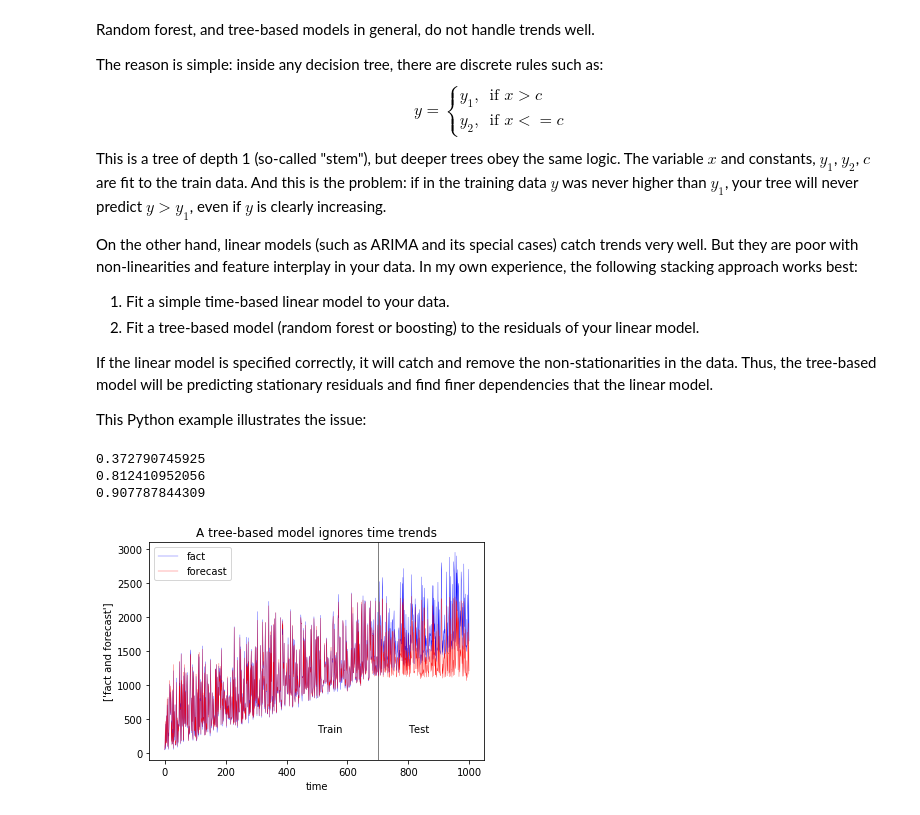
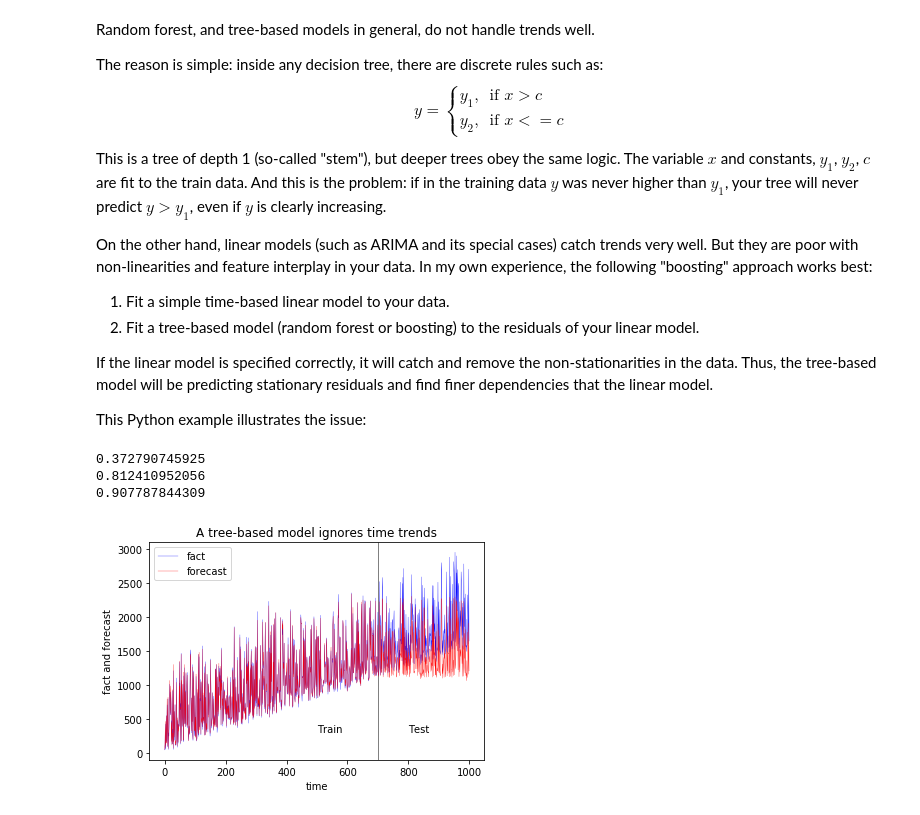
Before and after one commit to avidale/weirdMath, a Jupyter notebook: time_trend_stacking.ipynb, the cells around one changed output. Cells and saved outputs as stored; diff of their text form; code cells hidden in the pictures.

```diff
--- a/time_trend_stacking.ipynb
+++ b/time_trend_stacking.ipynb
@@ -8,7 +8,7 @@ $$
 This is a tree of depth 1 (so-called "stem"), but deeper trees obey the same logic. The variable $x$ and constants, $y_1$, $y_2$, $c$ are fit to the train data. And this is the problem: if in the training data $y$ was never higher than $y_1$, your tree will never predict $y>y_1$, even if $y$ is clearly increasing.
 
 
-On the other hand, linear models (such as ARIMA and its special cases) catch trends very well. But they are poor with non-linearities and feature interplay in your data. In my own experience, the following stacking approach works best:
+On the other hand, linear models (such as ARIMA and its special cases) catch trends very well. But they are poor with non-linearities and feature interplay in your data. In my own experience, the following "boosting" approach works best:
 
  1. Fit a simple time-based linear model to your data.
  2. Fit a tree-based model (random forest or boosting) to the residuals of your linear model.
@@ -56,15 +56,15 @@ print(r2_score(y_test, y_stack)) # R2 of combined model is 0.95
 # %%
 import matplotlib.pyplot as plt
 %matplotlib inline
 plt.plot(time, y, color='blue', lw=0.3)
 plt.plot(time, rf.predict(X), color='red', lw=0.3)
 ylim = plt.ylim()
 plt.ylim(ylim)
 plt.xlabel('time')
 plt.legend(['fact', 'forecast'])
-plt.ylabel(['fact and forecast'])
+plt.ylabel('fact and forecast')
 plt.title('A tree-based model ignores time trends')
 plt.vlines(700, *ylim, lw=1, color='grey')
 plt.text(500, 300, 'Train'); plt.text(800, 300, 'Test');
 # %% [output]
-[figure, old version]
+[figure, new version]
```
Also changed, not shown: parts of 2 cells of this notebook.
